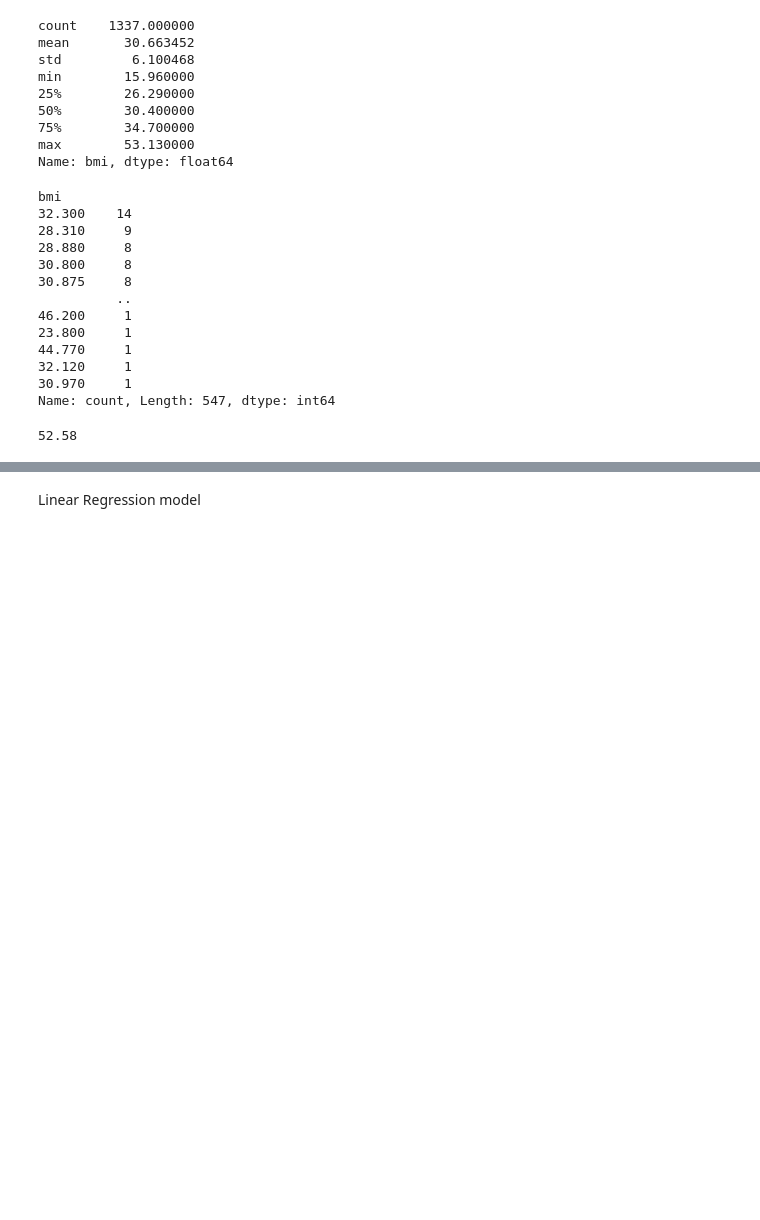
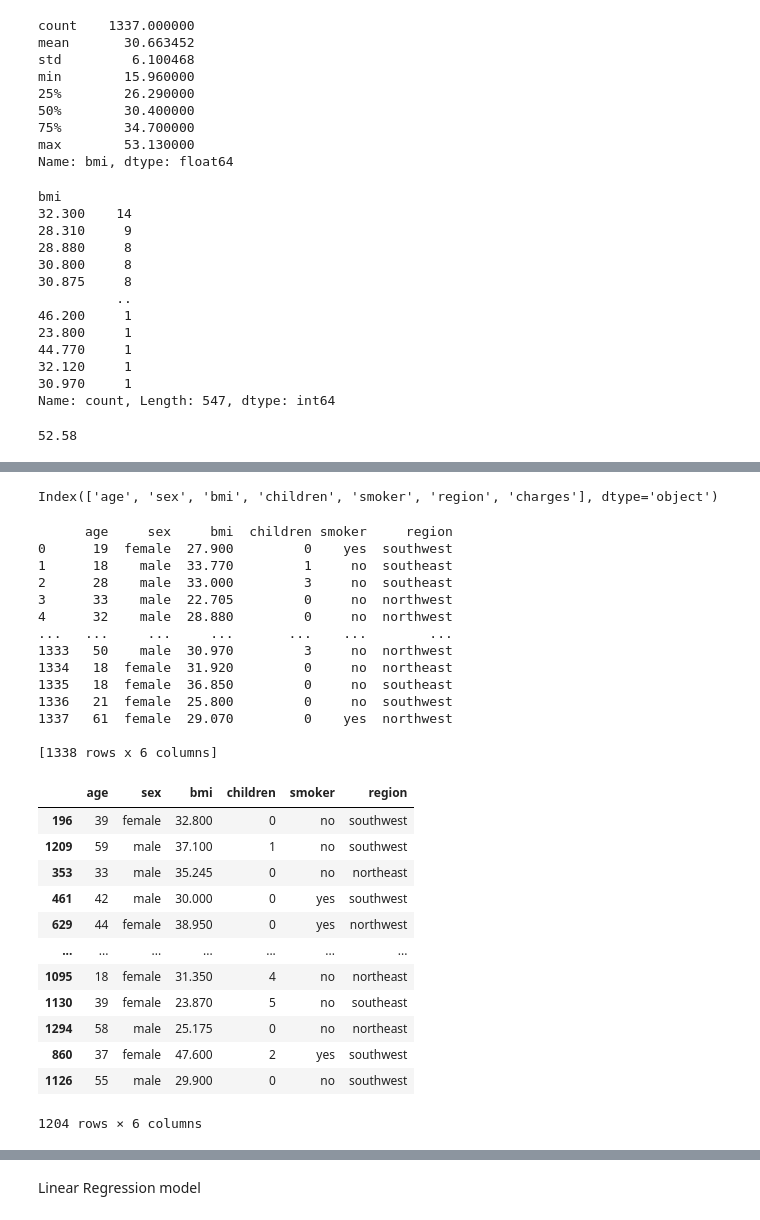
Before and after one commit to 4GeeksAcademy/Olga_K_lineal-regression, a Jupyter notebook: src/explore.ipynb, the cells around one changed output, grey strips where cells are left out. Drawn from its saved outputs; the diff is of its cells as text; code cells hidden in the pictures; blank space fills up the shorter version.

```diff
--- a/src/explore.ipynb
+++ b/src/explore.ipynb
@@ -368,0 +424,50 @@ Name: count, Length: 547, dtype: int64
+# %%
+total_data.columns
+# %% [output]
+Index(['age', 'sex', 'bmi', 'children', 'smoker', 'region', 'charges'], dtype='object')
+# %%
+#con outliers
+from sklearn.model_selection import train_test_split
+
+num_variables1 = ['age', 'sex', 'bmi', 'children', 'smoker', 'region', 'charges']
+
+
+num_variables1.remove('charges')
+
+# Dividimos el conjunto de datos en características (X) y etiquetas (y)
+
+X1 = total_data[num_variables1]
+y1 = total_data["charges"]
+print(X)
+
+X_train, X_test, y_train, y_test = train_test_split(X1, y1, test_size = 0.1, random_state = 42)
+
+X_train
+# %% [output]
+      age     sex     bmi  children smoker     region
+0      19  female  27.900         0    yes  southwest
+1      18    male  33.770         1     no  southeast
+2      28    male  33.000         3     no  southeast
+3      33    male  22.705         0     no  northwest
+4      32    male  28.880         0     no  northwest
+...   ...     ...     ...       ...    ...        ...
+1333   50    male  30.970         3     no  northwest
+1334   18  female  31.920         0     no  northeast
+1335   18  female  36.850         0     no  southeast
+1336   21  female  25.800         0     no  southwest
+1337   61  female  29.070         0    yes  northwest
+
+[1338 rows x 6 columns]
+|  | age | sex | bmi | children | smoker | region |
+| 196 | 39 | female | 32.800 | 0 | no | southwest |
+| 1209 | 59 | male | 37.100 | 1 | no | southwest |
+| 353 | 33 | male | 35.245 | 0 | no | northeast |
+| 461 | 42 | male | 30.000 | 0 | yes | southwest |
+| 629 | 44 | female | 38.950 | 0 | yes | northwest |
+| ... | ... | ... | ... | ... | ... | ... |
+| 1095 | 18 | female | 31.350 | 4 | no | northeast |
+| 1130 | 39 | female | 23.870 | 5 | no | southeast |
+| 1294 | 58 | male | 25.175 | 0 | no | northeast |
+| 860 | 37 | female | 47.600 | 2 | yes | southwest |
+| 1126 | 55 | male | 29.900 | 0 | no | southwest |
+1204 rows × 6 columns
```
Also changed, not shown: parts of 14 cells of this notebook, 3 other files.
